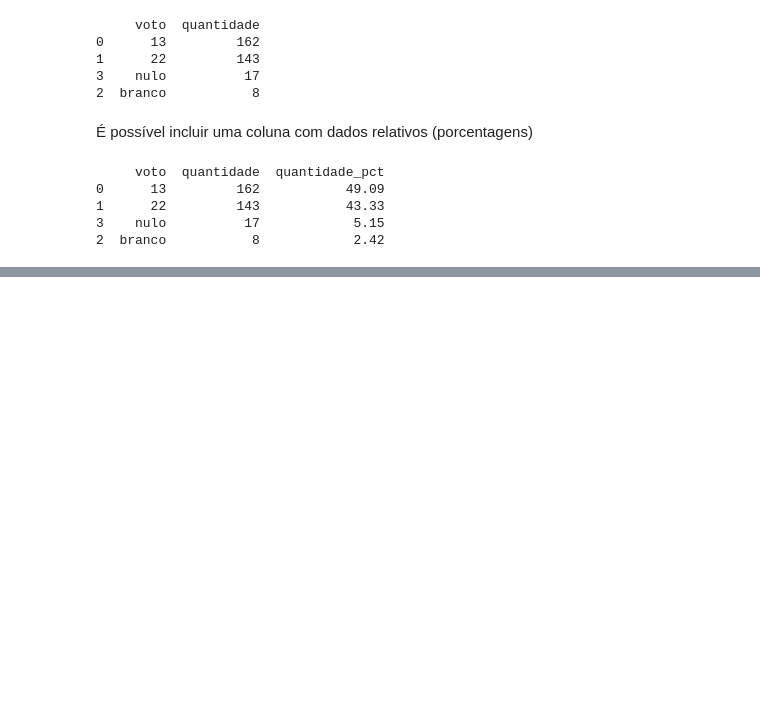
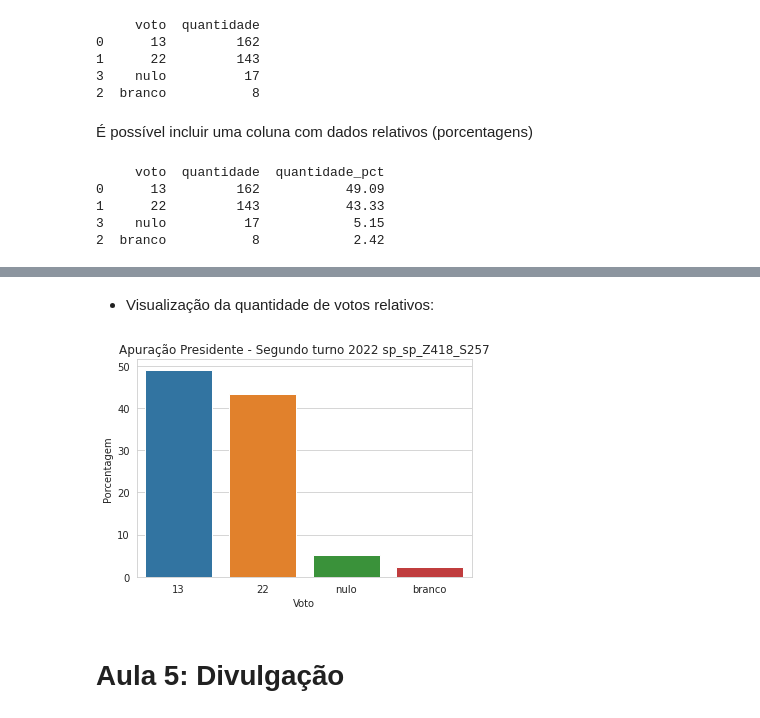
Before and after one commit to MarcusVieira01/Ebac_Python_TSE, a Jupyter notebook: Ebac_Python_TSE.ipynb, the cells around one changed output, grey strips where cells are left out. Drawn from its saved outputs; the diff is of its cells as text; code cells hidden in the pictures; blank space fills up the shorter version.

Commit message:
Atualização com as aulas 4 e 5

```diff
--- a/Ebac_Python_TSE.ipynb
+++ b/Ebac_Python_TSE.ipynb
@@ -257,0 +291,25 @@ print(votes_table_agg)
+# %% [markdown]
+- Visualização da quantidade de votos relativos:
+# %%
+# Modificações nas variáveis de configuração para usar a porcentagem como parâmetro de análise
+# Declaração de variáveis e atribuição dos nomes das colunas da tabela extraida e agrupada contida
+# na variável vote_table_agg
+x_column = 'voto'
+y_column = 'quantidade_pct'
+
+# Declaração de variáveis e atribuição de valores, sendo o título do gráfico e etiquetas dos eixos
+# x e y
+title = f'Apuração Presidente - Segundo turno 2022 {URNA}'
+x_label = 'Voto'
+y_label = 'Porcentagem'
+
+# Definição do estilo do gráfico
+with sns.axes_style('whitegrid'):
+    # Declaração de variável e atribuição do objeto retornado do método .barplot(args)
+    chart = sns.barplot(data=votes_table_agg, x = x_column, y = y_column)
+    # Evocação do método .set(args), que fará a plotagem do gráfico
+    chart.set(title = title, xlabel = x_label, ylabel = y_label);
+# %% [output]
+[figure, added]
+# %% [markdown]
+# **Aula 5: Divulgação**
```
Also changed, not shown: parts of 9 cells of this notebook.
